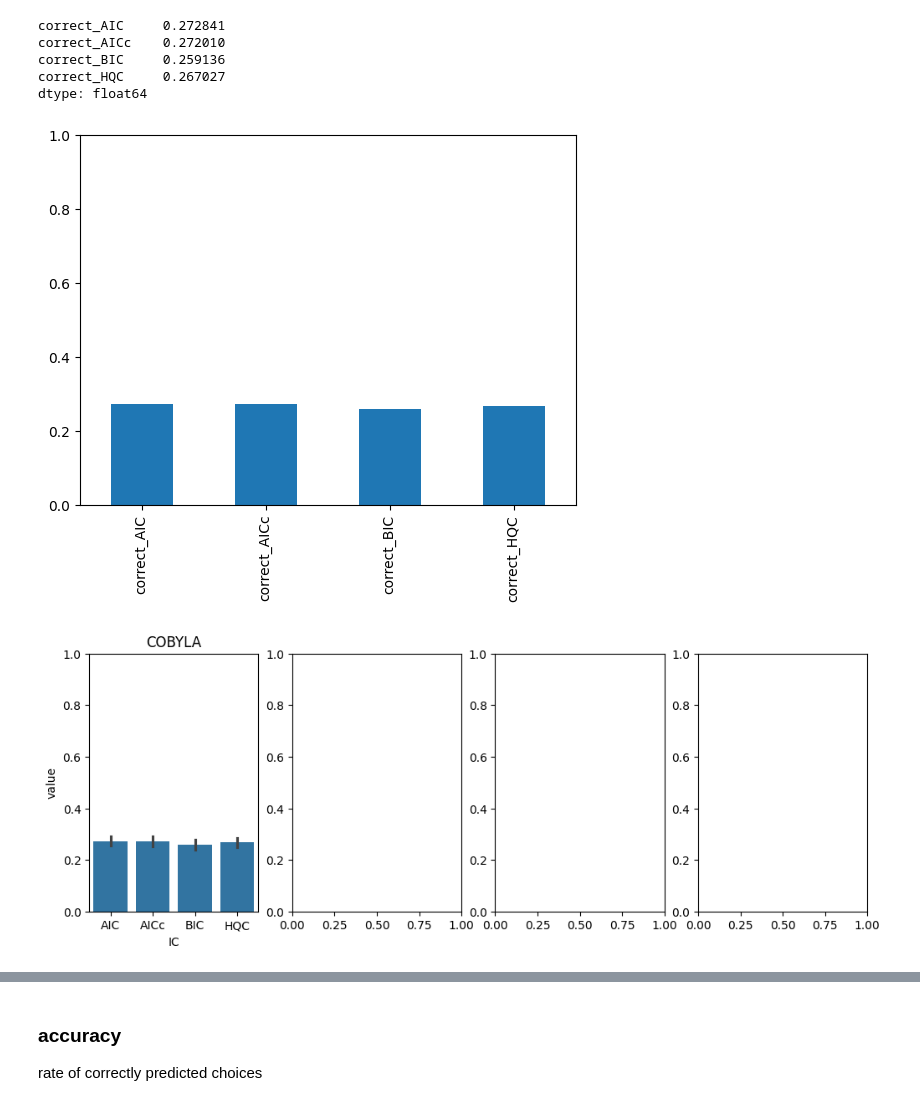
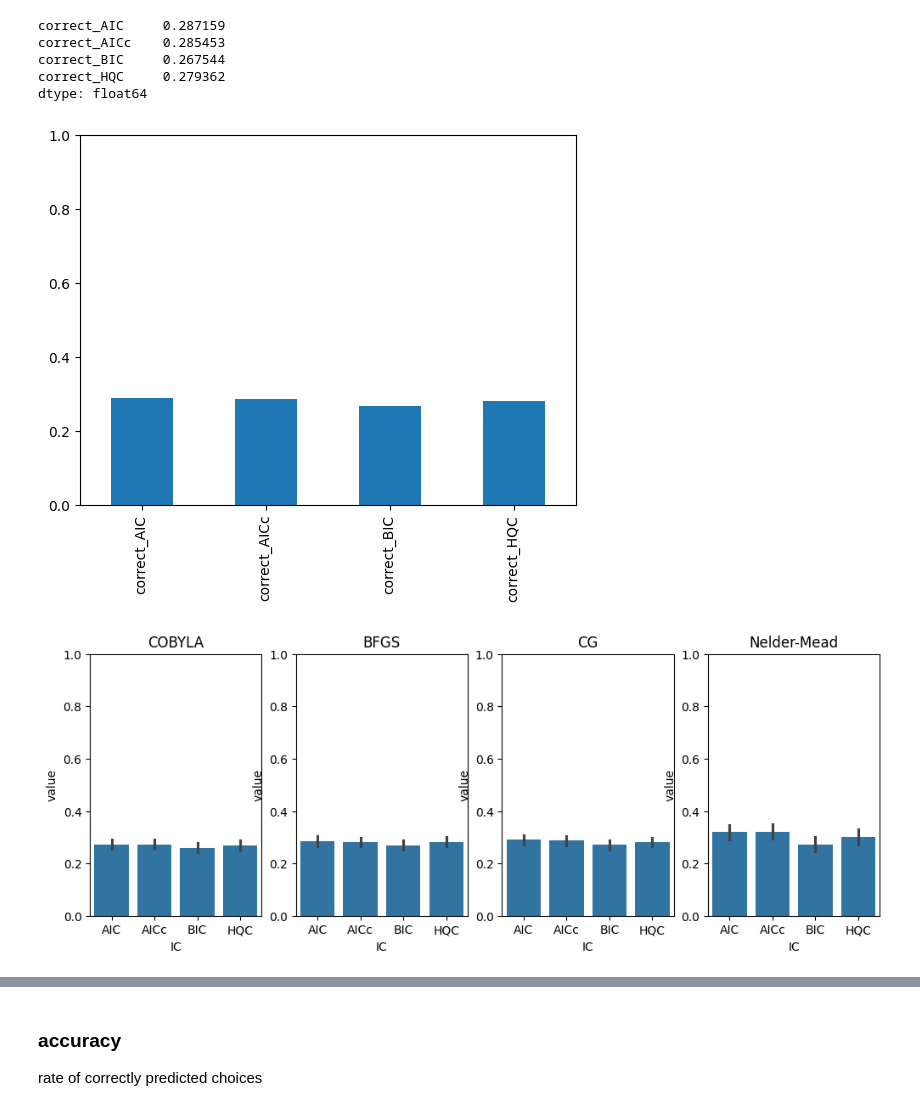
Before and after one commit to ozika/model-comparison-sims, a Jupyter notebook: analyze_fits_choice.ipynb, the cells around one changed output, grey strips where cells are left out. Cells and saved outputs as stored; diff of their text form; code cells hidden in the pictures.

```diff
--- a/analyze_fits_choice.ipynb
+++ b/analyze_fits_choice.ipynb
@@ -21,21 +21,21 @@ data = pd.DataFrame()
 for f in os.listdir(dp):
     data = pd.concat([data, pd.read_csv(os.path.join(dp, f))])
 # %%
-data=data.loc[data["algo"].isin(["COBYLA"]),:]
+#data=data.loc[data["algo"].isin(["COBYLA"]),:]
 # %%
 for ic in ics:
     data["correct_"+ic] = data["true_model"] == data["best_model_"+ic]
 
-
+data=data.loc[data["true_model"]=="rw1_choice",]
 data.filter(regex='^correct_').mean().plot.bar(ylim=[0,1])
 print(data.filter(regex='^correct_').mean())
 # %% [output]
-correct_AIC     0.272841
-correct_AICc    0.272010
-correct_BIC     0.259136
-correct_HQC     0.267027
+correct_AIC     0.287159
+correct_AICc    0.285453
+correct_BIC     0.267544
+correct_HQC     0.279362
 dtype: float64
-[figure, old version]
+[figure, new version]
 # %%
 df = data.melt(id_vars=["noise", "cutoff", "true_model", "algo", "best_model_AIC", "best_model_AICc", "best_model_BIC", "best_model_HQC"],
                value_vars=["correct_"+ic for ic in ics])
@@ -49,7 +49,7 @@ for aidx, a in enumerate(data["algo"].unique()):
     #data.loc[data["algo"].isin([a])].filter(regex='^correct_').mean().plot.bar(ylim=[0,1], title=a)
     #print(data.loc[data["algo"].isin([a])].filter(regex='^correct_').mean())
 # %% [output]
-[figure, old version]
+[figure, new version]
 # %%
 f, ax = plt.subplots(1,4,figsize=(12,4))
 for aidx, a in enumerate(data["true_model"].unique()):
```
Also changed, not shown: parts of 5 cells of this notebook, 5 other files.
